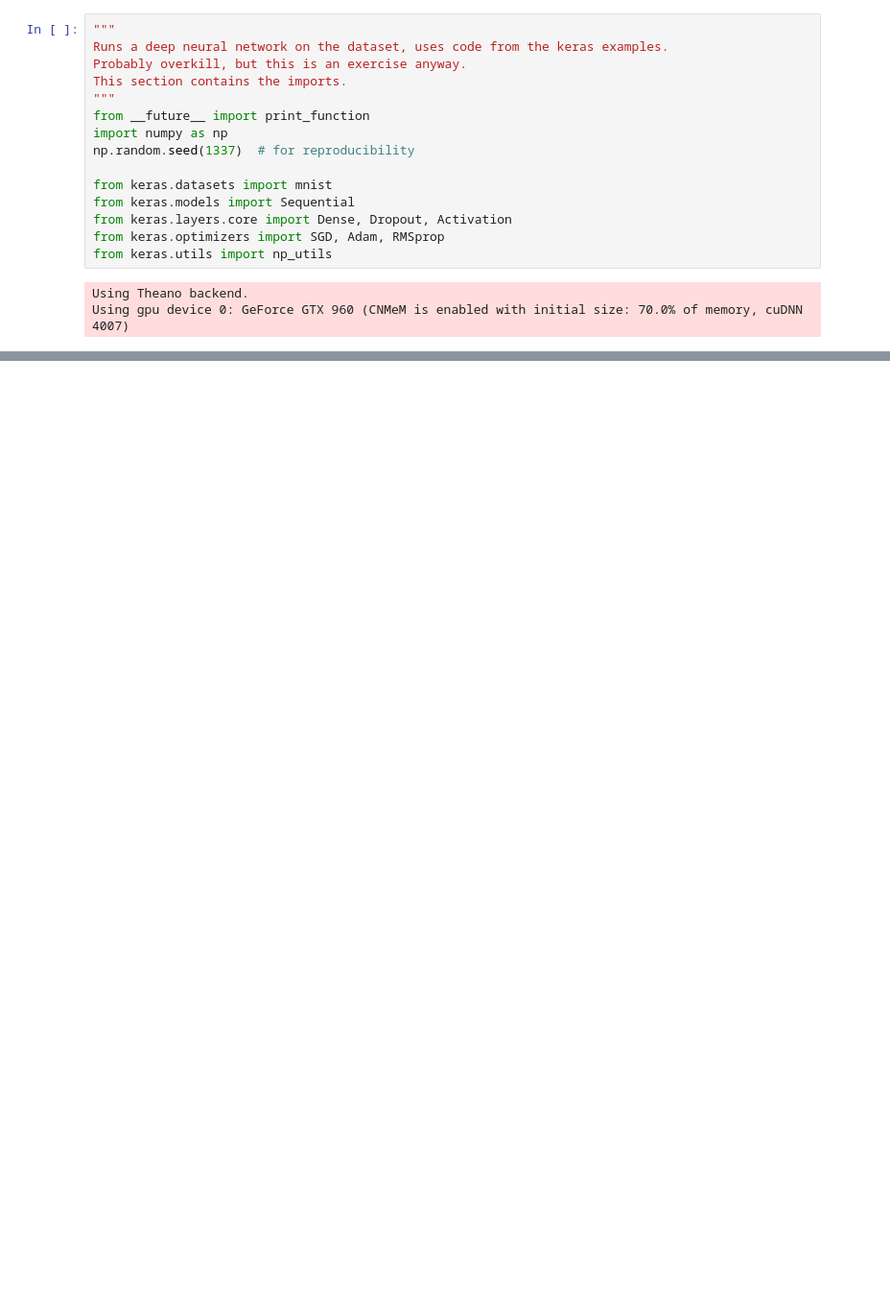
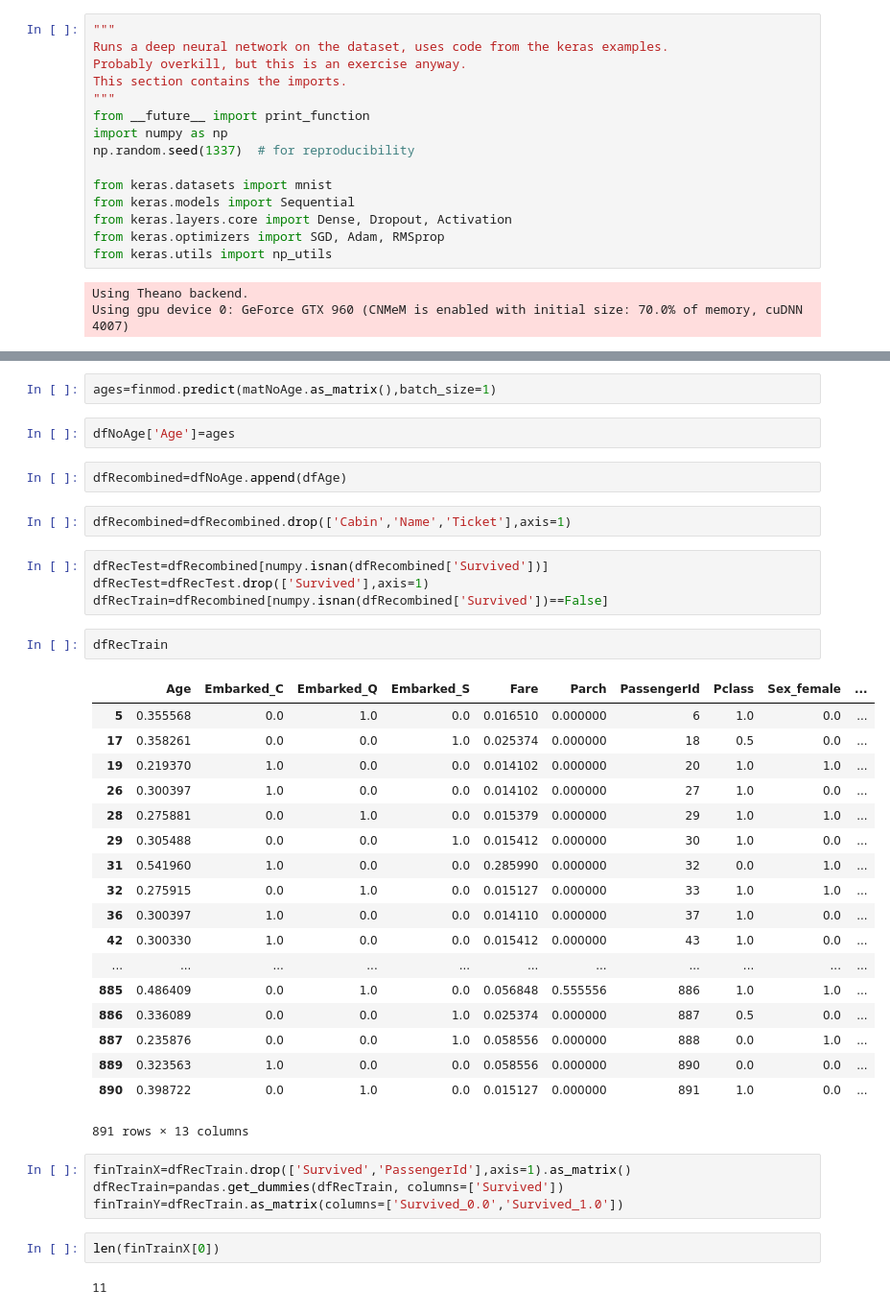
Before and after one commit to Dysvalence/Kaggle-Titanic, a Jupyter notebook: Titanic DNN.ipynb, the cells around one changed output, grey strips where cells are left out. Shown at 96% size. Drawn from its saved outputs; the diff is of its cells as text; blank space fills up the shorter version.

Commit message:
Pandas rewrite

```diff
--- a/Titanic DNN.ipynb
+++ b/Titanic DNN.ipynb
@@ -315,3 +172,44 @@ Using gpu device 0: GeForce GTX 960 (CNMeM is enabled with initial size: 70.0% o
+# %%
+ages=finmod.predict(matNoAge.as_matrix(),batch_size=1)
+# %%
+dfNoAge['Age']=ages
+# %%
+dfRecombined=dfNoAge.append(dfAge)
+# %%
+dfRecombined=dfRecombined.drop(['Cabin','Name','Ticket'],axis=1)
+# %%
+dfRecTest=dfRecombined[numpy.isnan(dfRecombined['Survived'])]
+dfRecTest=dfRecTest.drop(['Survived'],axis=1)
+dfRecTrain=dfRecombined[numpy.isnan(dfRecombined['Survived'])==False]
+# %%
+dfRecTrain
+# %% [output]
+|  | Age | Embarked_C | Embarked_Q | Embarked_S | Fare | Parch | PassengerId | Pclass | Sex_female | ... |
+| 5 | 0.355568 | 0.0 | 1.0 | 0.0 | 0.016510 | 0.000000 | 6 | 1.0 | 0.0 | ... |
+| 17 | 0.358261 | 0.0 | 0.0 | 1.0 | 0.025374 | 0.000000 | 18 | 0.5 | 0.0 | ... |
+| 19 | 0.219370 | 1.0 | 0.0 | 0.0 | 0.014102 | 0.000000 | 20 | 1.0 | 1.0 | ... |
+| 26 | 0.300397 | 1.0 | 0.0 | 0.0 | 0.014102 | 0.000000 | 27 | 1.0 | 0.0 | ... |
+| 28 | 0.275881 | 0.0 | 1.0 | 0.0 | 0.015379 | 0.000000 | 29 | 1.0 | 1.0 | ... |
+| 29 | 0.305488 | 0.0 | 0.0 | 1.0 | 0.015412 | 0.000000 | 30 | 1.0 | 0.0 | ... |
+| 31 | 0.541960 | 1.0 | 0.0 | 0.0 | 0.285990 | 0.000000 | 32 | 0.0 | 1.0 | ... |
+| 32 | 0.275915 | 0.0 | 1.0 | 0.0 | 0.015127 | 0.000000 | 33 | 1.0 | 1.0 | ... |
+| 36 | 0.300397 | 1.0 | 0.0 | 0.0 | 0.014110 | 0.000000 | 37 | 1.0 | 0.0 | ... |
+| 42 | 0.300330 | 1.0 | 0.0 | 0.0 | 0.015412 | 0.000000 | 43 | 1.0 | 0.0 | ... |
+| ... | ... | ... | ... | ... | ... | ... | ... | ... | ... | ... |
+| 885 | 0.486409 | 0.0 | 1.0 | 0.0 | 0.056848 | 0.555556 | 886 | 1.0 | 1.0 | ... |
+| 886 | 0.336089 | 0.0 | 0.0 | 1.0 | 0.025374 | 0.000000 | 887 | 0.5 | 0.0 | ... |
+| 887 | 0.235876 | 0.0 | 0.0 | 1.0 | 0.058556 | 0.000000 | 888 | 0.0 | 1.0 | ... |
+| 889 | 0.323563 | 1.0 | 0.0 | 0.0 | 0.058556 | 0.000000 | 890 | 0.0 | 0.0 | ... |
+| 890 | 0.398722 | 0.0 | 1.0 | 0.0 | 0.015127 | 0.000000 | 891 | 1.0 | 0.0 | ... |
+891 rows × 13 columns
+# %%
+finTrainX=dfRecTrain.drop(['Survived','PassengerId'],axis=1).as_matrix()
+dfRecTrain=pandas.get_dummies(dfRecTrain, columns=['Survived'])
+finTrainY=dfRecTrain.as_matrix(columns=['Survived_0.0','Survived_1.0'])
+# %%
+len(finTrainX[0])
+# %% [output]
+11
 # %%
 #NN adapted from the Keras examples
 #I tried an autoencoder in front and hidden layers with <11 nodes. Appears that dimensionality reduction isn't to helpful
```
Also changed, not shown: parts of 32 cells of this notebook.
